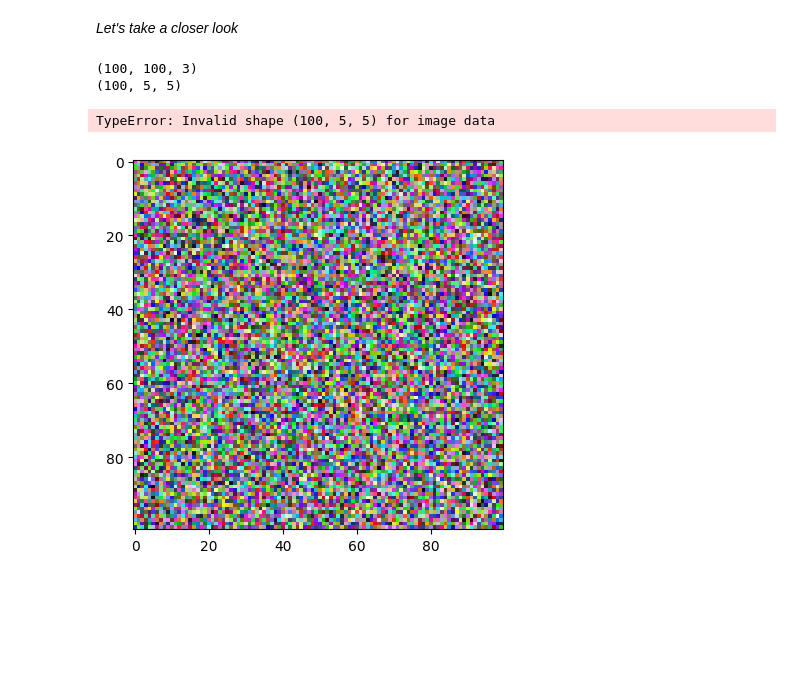
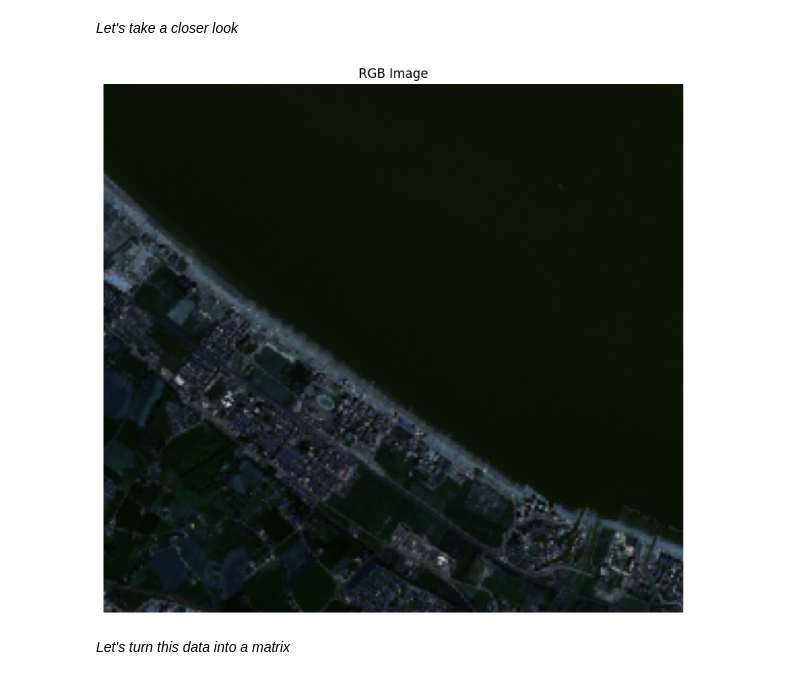
Before and after one commit to Papszi1/Sentinel2Classification, a Jupyter notebook: DataClassification.ipynb, the cells around one changed output. Saved outputs shown, nothing was run; the diff lists cells and outputs as text; code cells hidden in the pictures; blank space fills up the shorter version.

```diff
--- a/DataClassification.ipynb
+++ b/DataClassification.ipynb
@@ -56,22 +46,26 @@ print(X_train.dtype, y_train.dtype, X_test.dtype, y_test.dtype)
 uint16 int32 float32 int32
 # %% [markdown]
 *Let's take a closer look*
-# %%
-import rasterio
-import matplotlib.pyplot as plt
-
-image = np.random.rand(100, 100, 3)
-print(image.shape)
-plt.imshow(image)
-
-image = X_train[:100, :, :, 0]
-print(image.shape)
-plt.imshow(image)
-
-# Show the image
-plt.show()
-# %% [output]
-(100, 100, 3)
-(100, 5, 5)
-TypeError: Invalid shape (100, 5, 5) for image data
-[figure, removed]
+# %%
+import rasterio
+import matplotlib.pyplot as plt
+
+raster_path = '/content/drive/MyDrive/MySentinel/Dataset/Training_photo/output_combined_bands.tif'
+
+with rasterio.open(raster_path) as src:
+    band_red = src.read(1)
+    band_green = src.read(2)
+    band_blue = src.read(3)
+    rgb_image = np.dstack((band_red, band_green, band_blue))
+
+    rgb_image = rgb_image / rgb_image.max()
+
+    plt.figure(figsize=(10, 10))
+    plt.imshow(rgb_image)
+    plt.title('RGB Image')
+    plt.axis('off')
+    plt.show()
+# %% [output]
+[figure, added]
+# %% [markdown]
+*Let's turn this data into a matrix*
```
Also changed, not shown: parts of 4 cells of this notebook.
